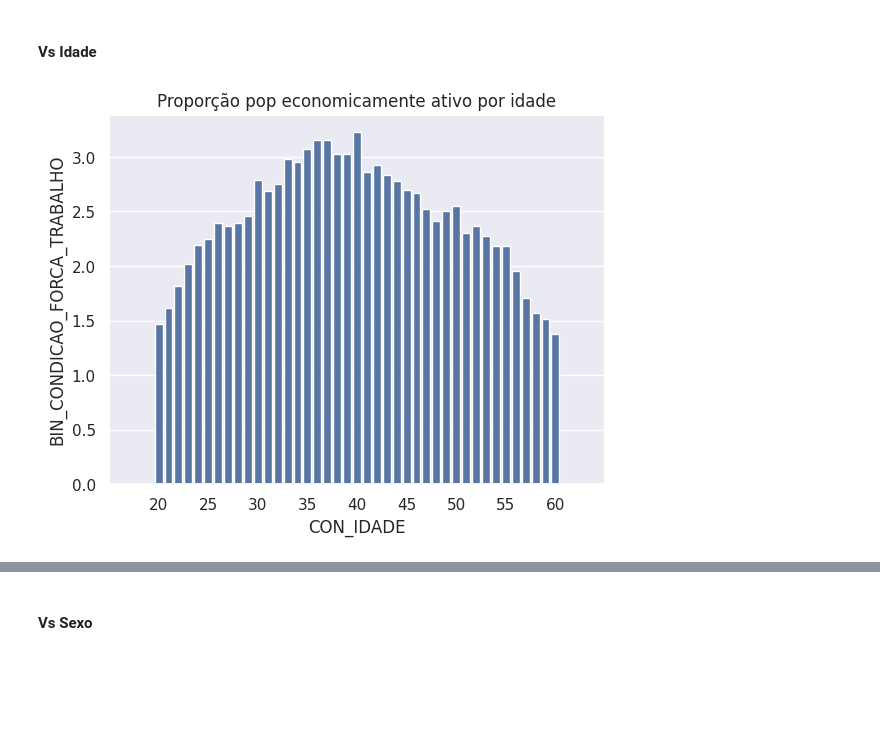
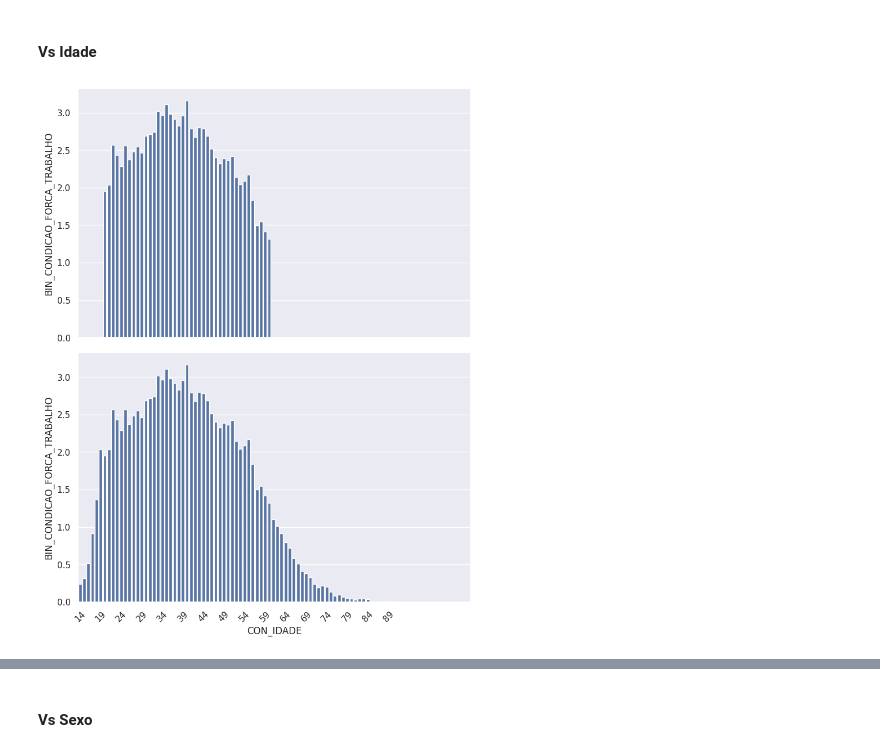
Before and after one commit to kalebemaiaa/econometria, a Jupyter notebook: analise_variaveis.ipynb, the cells around one changed output, grey strips where cells are left out. Saved outputs shown, nothing was run; the diff lists cells and outputs as text; code cells hidden in the pictures; blank space fills up the shorter version.

```diff
--- a/analise_variaveis.ipynb
+++ b/analise_variaveis.ipynb
@@ -167,17 +185,27 @@ plt.show()
 # %% [markdown]
 #### Vs Idade
-# %%
-sns.barplot(data = df_economicamente_ativos,
-            x="CON_IDADE",
-            y="BIN_CONDICAO_FORCA_TRABALHO",
-            orient="v",
-            estimator = lambda x: x.sum() * 100/ len(df_economicamente_ativos))
-plt.title("Proporção pop economicamente ativo por idade")
-plt.xlim(0, 41)
-
-plt.xticks(range(-5, 50, 5))
-plt.show()
-# %% [output]
-[figure, removed]
+# %%
+fig, axes = plt.subplots(nrows=2, figsize=(8, 10), sharex=True)
+
+
+sns.barplot(data = df_economicamente_ativos,
+            x="CON_IDADE",
+            y="BIN_CONDICAO_FORCA_TRABALHO",
+            orient="v",
+            estimator = lambda x: x.sum() * 100/ len(df_by_age_ativos),
+            ax=axes[1])
+
+sns.barplot(data = df_by_age_ativos,
+            x="CON_IDADE",
+            y="BIN_CONDICAO_FORCA_TRABALHO",
+            orient="v",
+            estimator = lambda x: x.sum() * 100/ len(df_by_age_ativos),
+            ax=axes[0])
+
+fig.tight_layout()
+plt.xticks([i for i in range(100) if i %5 == 0], rotation=45)
+plt.show()
+# %% [output]
+[figure, added]
 # %%
 # Criar faixas de 5 em 5 anos para a coluna CON_IDADE
```
Also changed, not shown: parts of 23 cells of this notebook, 3 other files.
